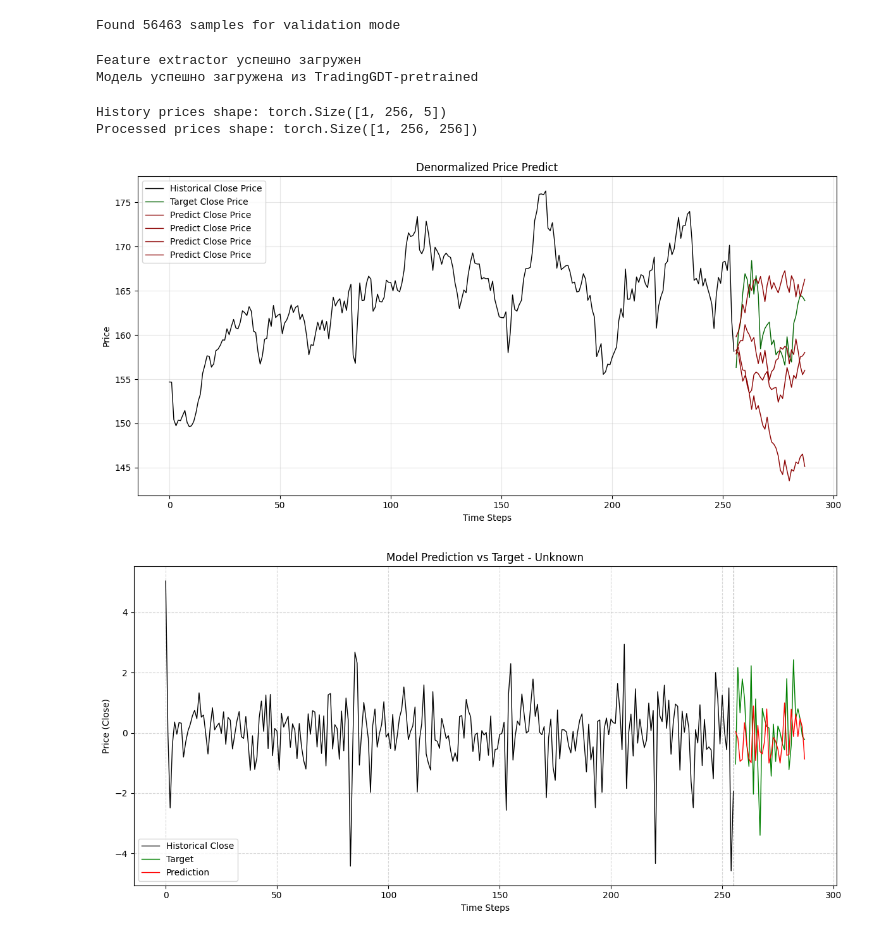
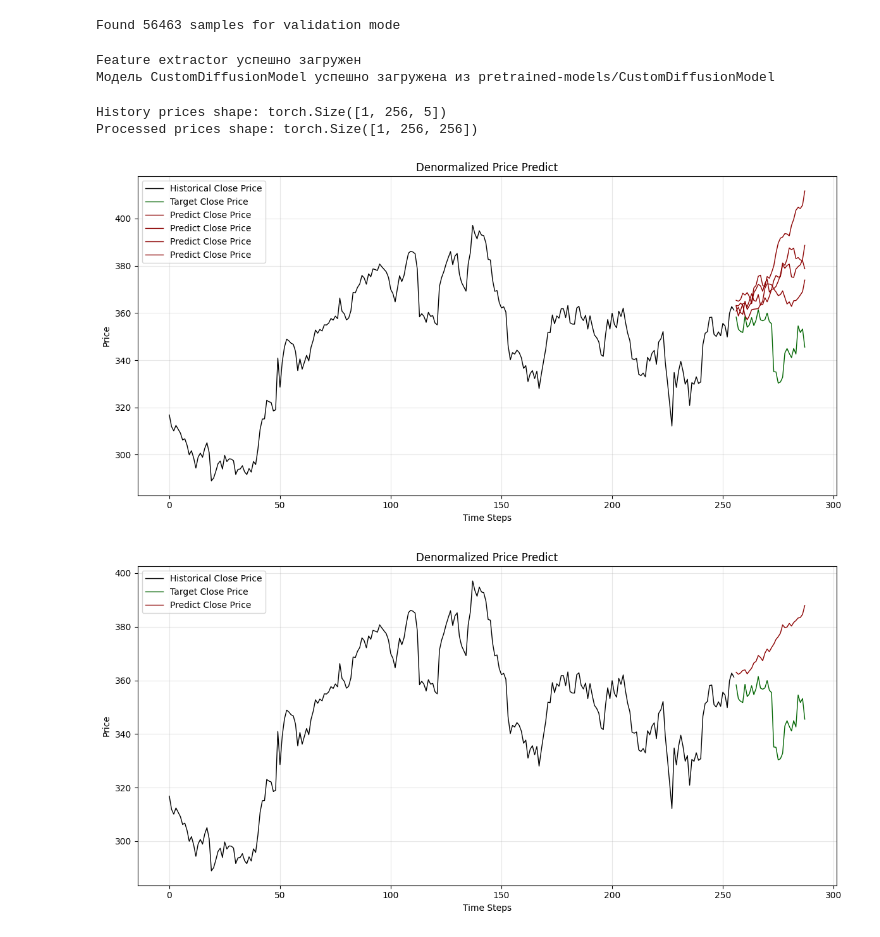
Before and after one commit to GrafikXxxxxxxYyyyyyyyyyy/TradingDiffusion, a Jupyter notebook: inference.ipynb, the cells around one changed output. Saved outputs shown, nothing was run; the diff lists cells and outputs as text; code cells hidden in the pictures.

```diff
--- a/inference.ipynb
+++ b/inference.ipynb
@@ -15,32 +15,32 @@ Found 56463 samples for validation mode
 # %%
 from models.diffusion_model import TradingGDTModel
 
-model = TradingGDTModel.from_pretrained('TradingGDT-pretrained', device='mps')
+model = TradingGDTModel.from_pretrained('pretrained-models/CustomDiffusionModel', device='mps')
 # %% [output]
 Feature extractor успешно загружен
-Модель успешно загружена из TradingGDT-pretrained
+Модель CustomDiffusionModel успешно загружена из pretrained-models/CustomDiffusionModel
 # %%
 import torch
 from src.utils.visualization import plot_model_prediction, plot_model_prediction_denormalized
 from pipelines.inference_pipeline import TradingGDTPipeline
 
 pipe = TradingGDTPipeline(device='mps')
 
 idx = torch.randint(0, len(dataset), (1,)).item()
 sample = dataset[idx]
 
 predict = pipe(
     model,
     history_prices=sample['history'],
     num_inference_steps=50,
     batch_size=4
 )
 
 plot_model_prediction_denormalized(sample['history'], sample['target'], sample['stats'], predict)
-# plot_model_prediction_denormalized(sample['history'], sample['target'], sample['stats'], predict.mean(dim=0, keepdim=True))
-plot_model_prediction(sample['history'], sample['target'], predict)
+plot_model_prediction_denormalized(sample['history'], sample['target'], sample['stats'], predict.mean(dim=0, keepdim=True))
+# plot_model_prediction(sample['history'], sample['target'], predict)
 # %% [output]
 History prices shape: torch.Size([1, 256, 5])
 Processed prices shape: torch.Size([1, 256, 256])
-[figure, old version]
+[figure, new version]
-[figure, old version]
+[figure, new version]
```
Also changed, not shown: 8 other files.
